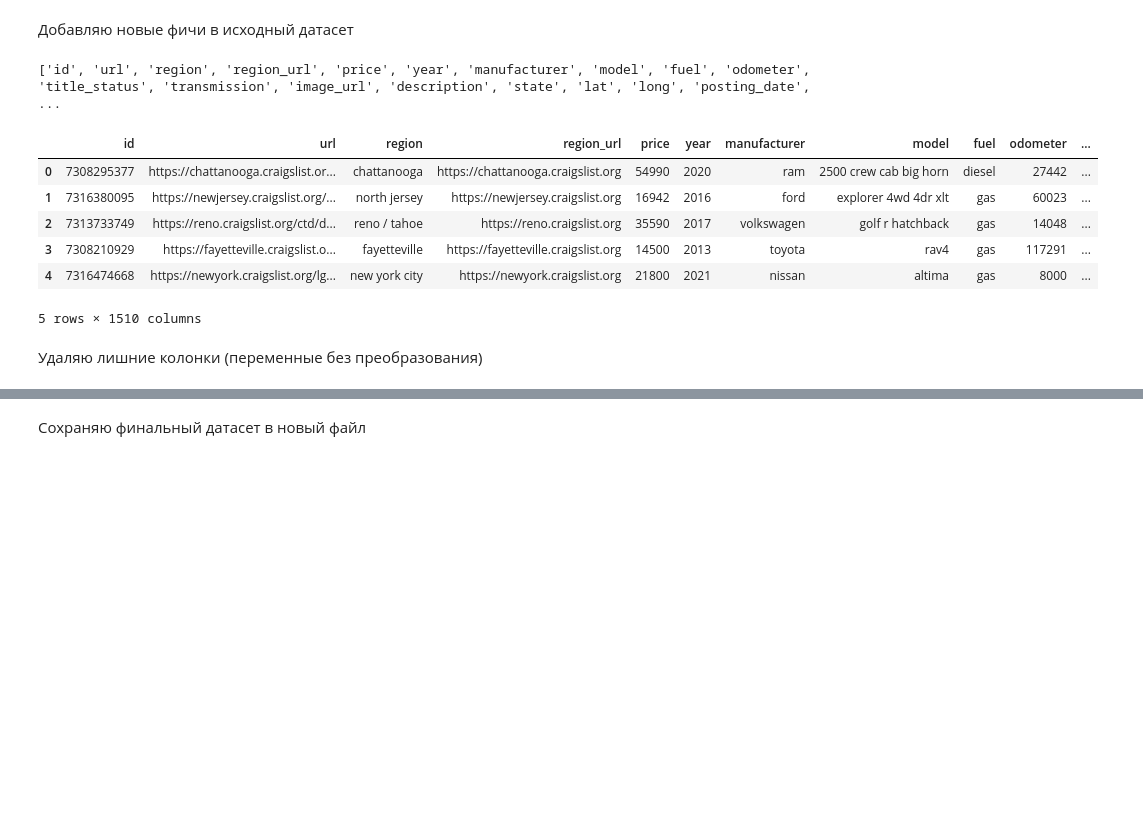
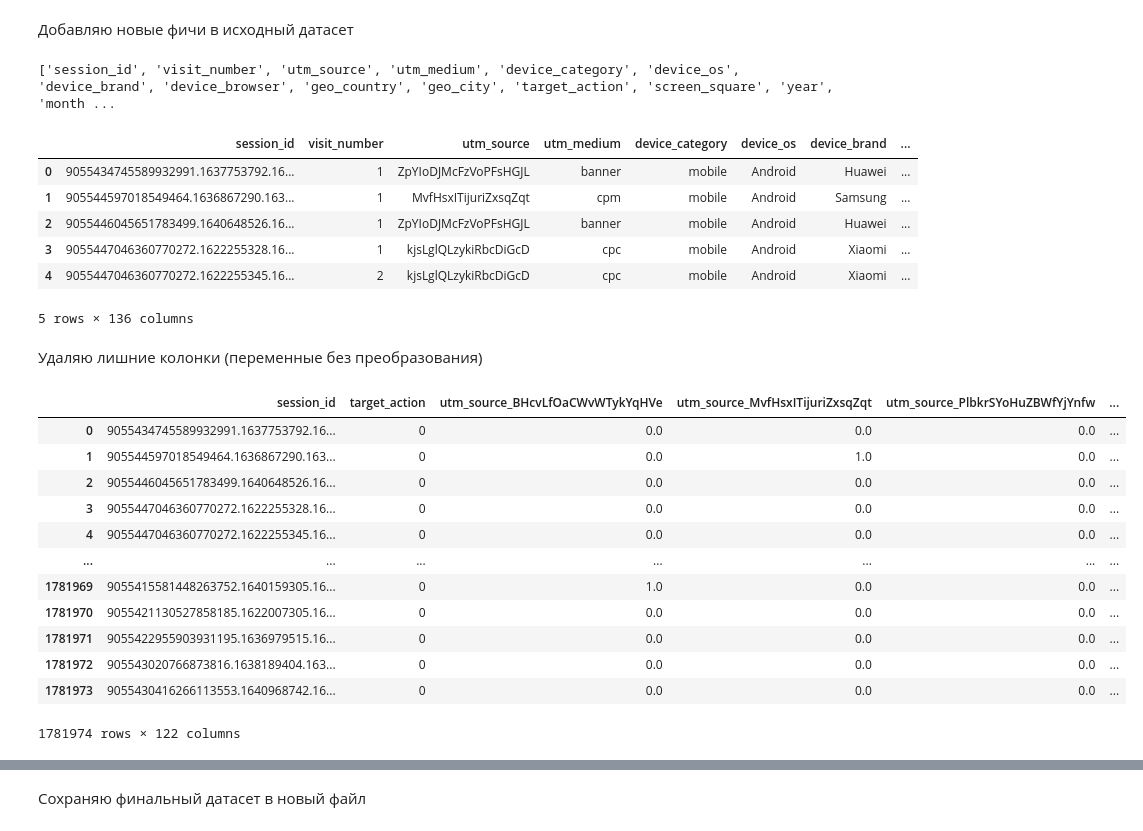
Before and after one commit to IgorKolotushkin/ds_diploma, a Jupyter notebook: diploma_clean.ipynb, the cells around one changed output, grey strips where cells are left out. Cells and saved outputs as stored; diff of their text form; code cells hidden in the pictures; blank space fills up the shorter version.

```diff
--- a/diploma_clean.ipynb
+++ b/diploma_clean.ipynb
@@ -945,17 +883,17 @@ array([[-0.604685  ,  0.49184024,  1.27253982, -1.27253982, -0.61447029],
 # %% [markdown]
 Добавляю новые фичи в исходный датасет
 # %%
-df[columns_std] = std_scaler_new
-print(df.columns.to_list())
-df.head(5)
+com_df[columns_std] = std_scaler_new
+print(com_df.columns.to_list())
+com_df.head(5)
 # %% [output]
-['id', 'url', 'region', 'region_url', 'price', 'year', 'manufacturer', 'model', 'fuel', 'odometer', 'title_status', 'transmission', 'image_url', 'description', 'state', 'lat', 'long', 'posting_date',  ...
+['session_id', 'visit_number', 'utm_source', 'utm_medium', 'device_category', 'device_os', 'device_brand', 'device_browser', 'geo_country', 'geo_city', 'target_action', 'screen_square', 'year', 'month ...
-|  | id | url | region | region_url | price | year | manufacturer | model | fuel | odometer | ... |
-| 0 | 7308295377 | https://chattanooga.craigslist.or... | chattanooga | https://chattanooga.craigslist.org | 54990 | 2020 | ram | 2500 crew cab big horn | diesel | 27442 | ... |
-| 1 | 7316380095 | https://newjersey.craigslist.org/... | north jersey | https://newjersey.craigslist.org | 16942 | 2016 | ford | explorer 4wd 4dr xlt | gas | 60023 | ... |
-| 2 | 7313733749 | https://reno.craigslist.org/ctd/d... | reno / tahoe | https://reno.craigslist.org | 35590 | 2017 | volkswagen | golf r hatchback | gas | 14048 | ... |
-| 3 | 7308210929 | https://fayetteville.craigslist.o... | fayetteville | https://fayetteville.craigslist.org | 14500 | 2013 | toyota | rav4 | gas | 117291 | ... |
-| 4 | 7316474668 | https://newyork.craigslist.org/lg... | new york city | https://newyork.craigslist.org | 21800 | 2021 | nissan | altima | gas | 8000 | ... |
+|  | session_id | visit_number | utm_source | utm_medium | device_category | device_os | device_brand | ... |
+| 0 | 9055434745589932991.1637753792.16... | 1 | ZpYIoDJMcFzVoPFsHGJL | banner | mobile | Android | Huawei | ... |
+| 1 | 905544597018549464.1636867290.163... | 1 | MvfHsxITijuriZxsqZqt | cpm | mobile | Android | Samsung | ... |
+| 2 | 9055446045651783499.1640648526.16... | 1 | ZpYIoDJMcFzVoPFsHGJL | banner | mobile | Android | Huawei | ... |
+| 3 | 9055447046360770272.1622255328.16... | 1 | kjsLglQLzykiRbcDiGcD | cpc | mobile | Android | Xiaomi | ... |
+| 4 | 9055447046360770272.1622255345.16... | 2 | kjsLglQLzykiRbcDiGcD | cpc | mobile | Android | Xiaomi | ... |
-5 rows × 1510 columns
+5 rows × 136 columns
 # %% [markdown]
 Удаляю лишние колонки (переменные без преобразования)
@@ -988,3 +900,24 @@ df_prepared = df.drop(columns=columns_for_drop)
+# %%
+columns_for_drop = cat_variables.copy()
+columns_for_drop
+
+
+df_prepared = com_df.drop(columns=columns_for_drop)
+df_prepared
+# %% [output]
+|  | session_id | target_action | utm_source_BHcvLfOaCWvWTykYqHVe | utm_source_MvfHsxITijuriZxsqZqt | utm_source_PlbkrSYoHuZBWfYjYnfw | ... |
+| 0 | 9055434745589932991.1637753792.16... | 0 | 0.0 | 0.0 | 0.0 | ... |
+| 1 | 905544597018549464.1636867290.163... | 0 | 0.0 | 1.0 | 0.0 | ... |
+| 2 | 9055446045651783499.1640648526.16... | 0 | 0.0 | 0.0 | 0.0 | ... |
+| 3 | 9055447046360770272.1622255328.16... | 0 | 0.0 | 0.0 | 0.0 | ... |
+| 4 | 9055447046360770272.1622255345.16... | 0 | 0.0 | 0.0 | 0.0 | ... |
+| ... | ... | ... | ... | ... | ... | ... |
+| 1781969 | 9055415581448263752.1640159305.16... | 0 | 1.0 | 0.0 | 0.0 | ... |
+| 1781970 | 9055421130527858185.1622007305.16... | 0 | 0.0 | 0.0 | 0.0 | ... |
+| 1781971 | 9055422955903931195.1636979515.16... | 0 | 0.0 | 0.0 | 0.0 | ... |
+| 1781972 | 905543020766873816.1638189404.163... | 0 | 0.0 | 0.0 | 0.0 | ... |
+| 1781973 | 9055430416266113553.1640968742.16... | 0 | 0.0 | 0.0 | 0.0 | ... |
+1781974 rows × 122 columns
 # %%
 print(df_prepared.shape)
 df_prepared.columns.to_list()
```
Also changed, not shown: parts of 29 cells of this notebook.
